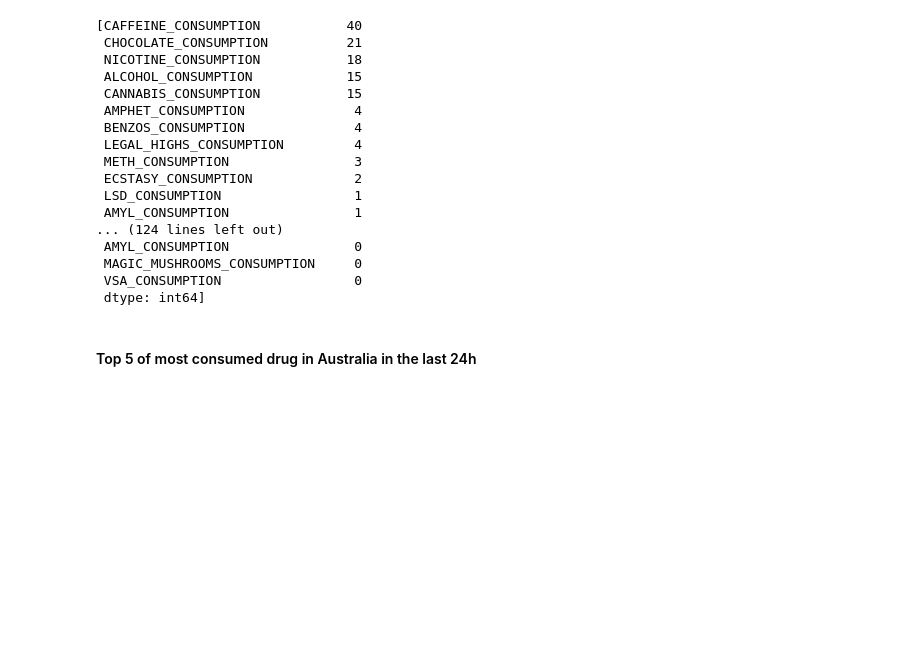
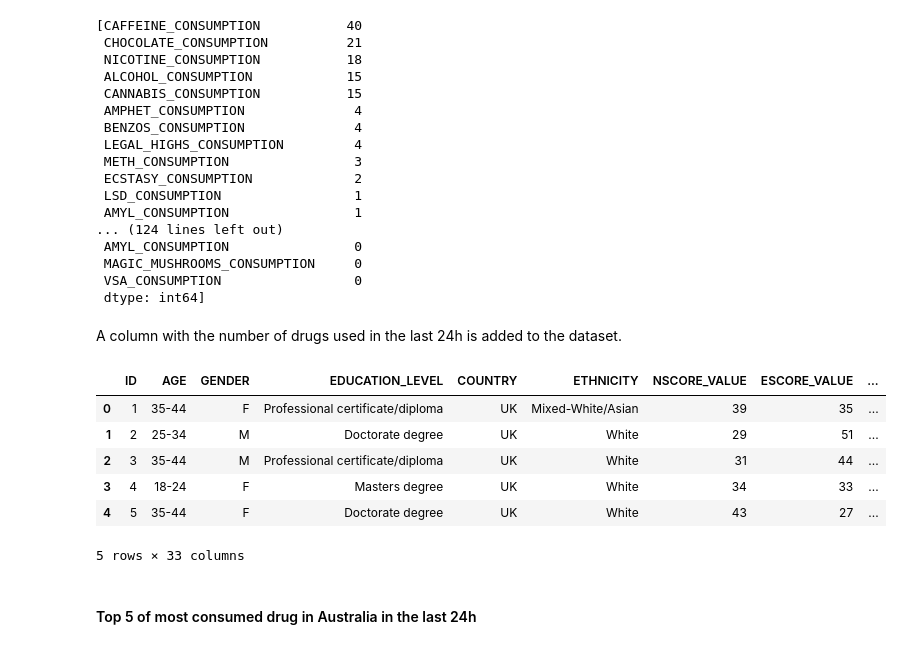
Before and after one commit to m-cheicki/data-viz_drug_consumption, a Jupyter notebook: DRUG_Analysis.ipynb, the cells around one changed output. Drawn from its saved outputs; the diff is of its cells as text; code cells hidden in the pictures; blank space fills up the shorter version.

```diff
--- a/DRUG_Analysis.ipynb
+++ b/DRUG_Analysis.ipynb
@@ -450,6 +450,18 @@ last_24H_consumption_per_country
  MAGIC_MUSHROOMS_CONSUMPTION     0
  VSA_CONSUMPTION                 0
  dtype: int64]
+# %% [markdown]
+A column with the number of drugs used in the last 24h is added to the dataset.
+# %%
+dataset.head()
+# %% [output]
+|  | ID | AGE | GENDER | EDUCATION_LEVEL | COUNTRY | ETHNICITY | NSCORE_VALUE | ESCORE_VALUE | ... |
+| 0 | 1 | 35-44 | F | Professional certificate/diploma | UK | Mixed-White/Asian | 39 | 35 | ... |
+| 1 | 2 | 25-34 | M | Doctorate degree | UK | White | 29 | 51 | ... |
+| 2 | 3 | 35-44 | M | Professional certificate/diploma | UK | White | 31 | 44 | ... |
+| 3 | 4 | 18-24 | F | Masters degree | UK | White | 34 | 33 | ... |
+| 4 | 5 | 35-44 | F | Doctorate degree | UK | White | 43 | 27 | ... |
+5 rows × 33 columns
 # %% [markdown]
 #### Top 5 of most consumed drug in Australia in the last 24h
 # %%
```
Also changed, not shown: parts of 6 cells of this notebook.
